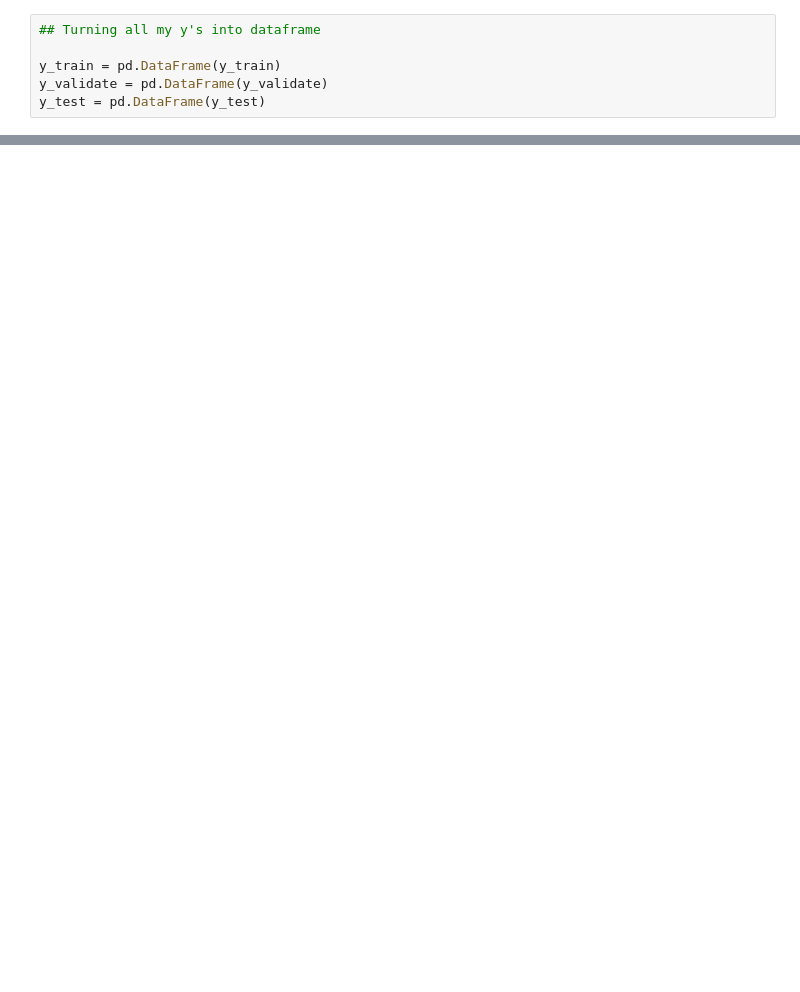
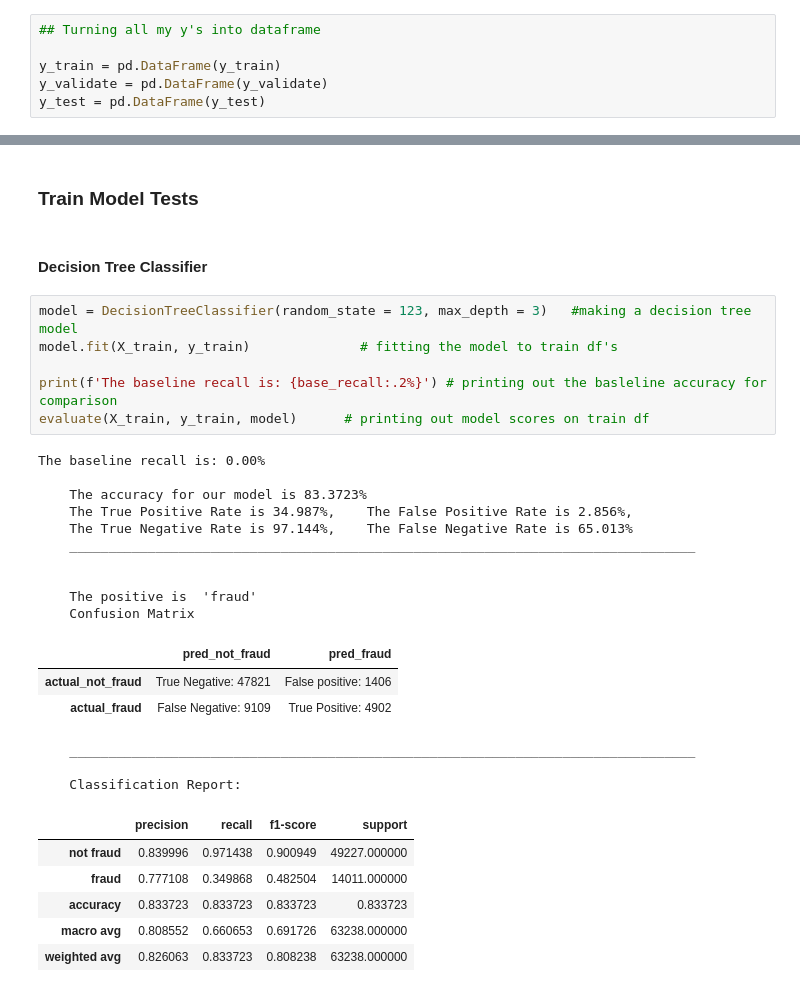
Before and after one commit to ForrestMccrosky/Rainfall_Australia, a Jupyter notebook: Australia_Rain_Rough.ipynb, the cells around one changed output, grey strips where cells are left out. Cells and saved outputs as stored; diff of their text form; blank space fills up the shorter version.

```diff
--- a/Australia_Rain_Rough.ipynb
+++ b/Australia_Rain_Rough.ipynb
@@ -484,0 +612,33 @@ features_to_use ## looking at our list of features to use in the model
+# %% [markdown]
+### Train Model Tests
+# %% [markdown]
+#### Decision Tree Classifier
+# %%
+model = DecisionTreeClassifier(random_state = 123, max_depth = 3)   #making a decision tree model
+model.fit(X_train, y_train)              # fitting the model to train df's
+
+print(f'The baseline recall is: {base_recall:.2%}') # printing out the basleline accuracy for comparison
+evaluate(X_train, y_train, model)      # printing out model scores on train df
+# %% [output]
+The baseline recall is: 0.00%
+
+    The accuracy for our model is 83.3723%
+    The True Positive Rate is 34.987%,    The False Positive Rate is 2.856%,
+    The True Negative Rate is 97.144%,    The False Negative Rate is 65.013%
+    ________________________________________________________________________________
+
+
+    The positive is  'fraud'
+    Confusion Matrix
+|  | pred_not_fraud | pred_fraud |
+| actual_not_fraud | True Negative: 47821 | False positive: 1406 |
+| actual_fraud | False Negative: 9109 | True Positive: 4902 |
+    ________________________________________________________________________________
+
+    Classification Report:
+|  | precision | recall | f1-score | support |
+| not fraud | 0.839996 | 0.971438 | 0.900949 | 49227.000000 |
+| fraud | 0.777108 | 0.349868 | 0.482504 | 14011.000000 |
+| accuracy | 0.833723 | 0.833723 | 0.833723 | 0.833723 |
+| macro avg | 0.808552 | 0.660653 | 0.691726 | 63238.000000 |
+| weighted avg | 0.826063 | 0.833723 | 0.808238 | 63238.000000 |
```
Also changed, not shown: parts of 34 cells of this notebook.
